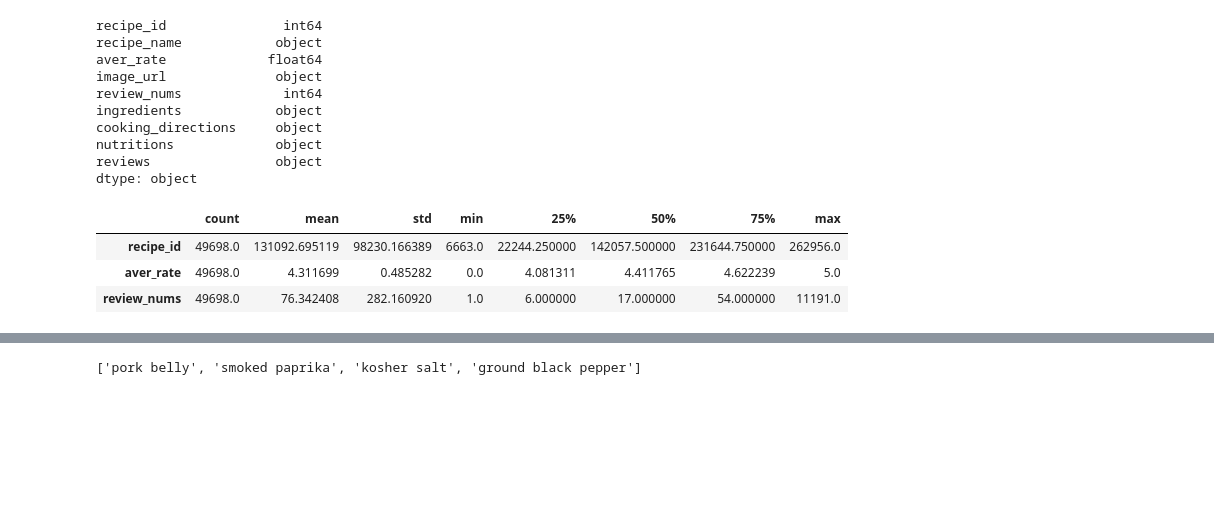
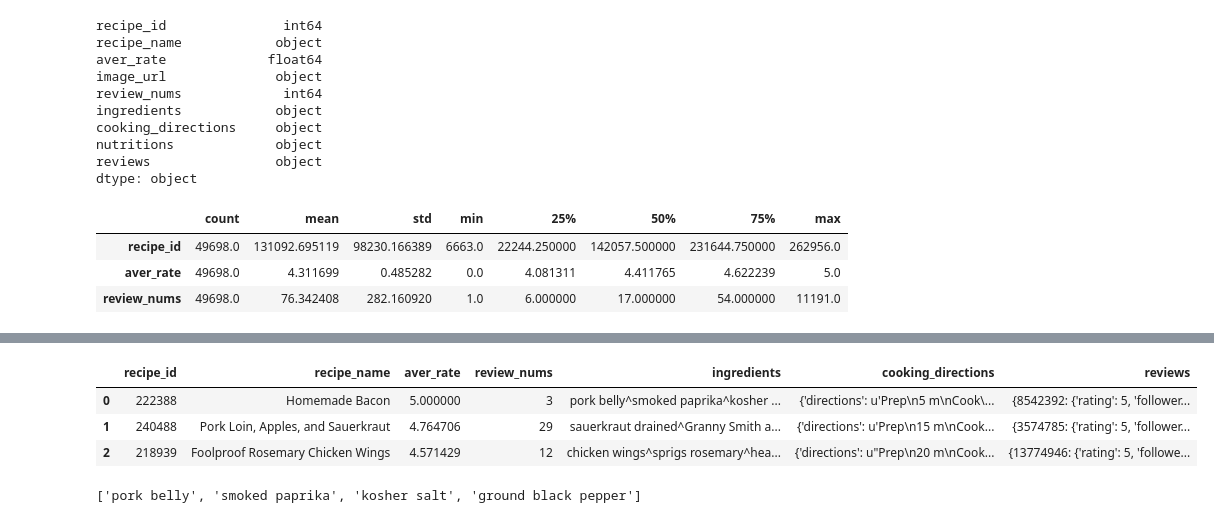
Before and after one commit to dtuleva/Recipe_Recommendation_System, a Jupyter notebook: RRS_EDA.ipynb, the cells around one changed output, grey strips where cells are left out. Saved outputs shown, nothing was run; the diff lists cells and outputs as text; code cells hidden in the pictures; blank space fills up the shorter version.

```diff
--- a/RRS_EDA.ipynb
+++ b/RRS_EDA.ipynb
@@ -62,3 +57,13 @@ recipes = recipes.drop(columns = ["image_url", "nutritions"])
+# %%
+# not interested in nutrition, url not functional, image in dataset be id
+
+recipes = recipes.drop(columns = ["image_url", "nutritions"])
+recipes.head(3)
+# %% [output]
+|  | recipe_id | recipe_name | aver_rate | review_nums | ingredients | cooking_directions | reviews |
+| 0 | 222388 | Homemade Bacon | 5.000000 | 3 | pork belly^smoked paprika^kosher ... | {'directions': u'Prep\n5 m\nCook\... | {8542392: {'rating': 5, 'follower... |
+| 1 | 240488 | Pork Loin, Apples, and Sauerkraut | 4.764706 | 29 | sauerkraut drained^Granny Smith a... | {'directions': u'Prep\n15 m\nCook... | {3574785: {'rating': 5, 'follower... |
+| 2 | 218939 | Foolproof Rosemary Chicken Wings | 4.571429 | 12 | chicken wings^sprigs rosemary^hea... | {'directions': u"Prep\n20 m\nCook... | {13774946: {'rating': 5, 'followe... |
 # %%
 recipes.ingredients = recipes.ingredients.str.split("^")
 # %%
```
Also changed, not shown: parts of 16 cells of this notebook.
